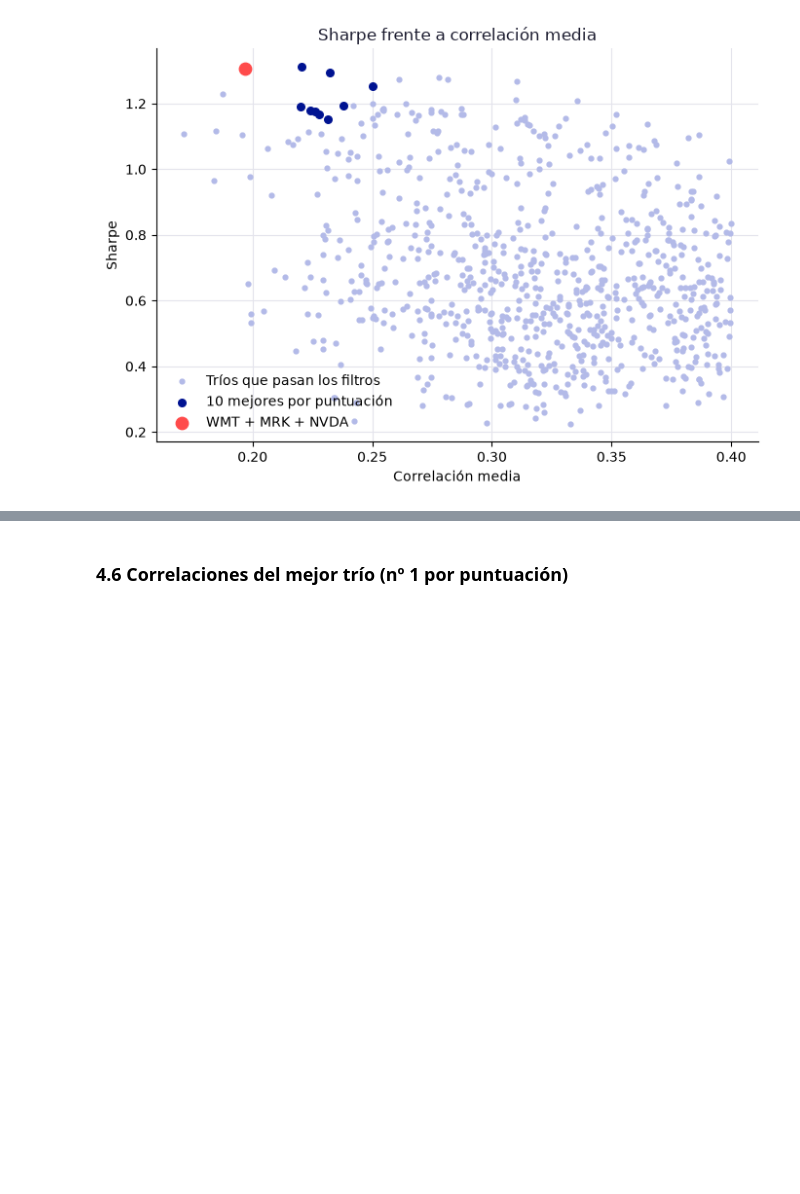
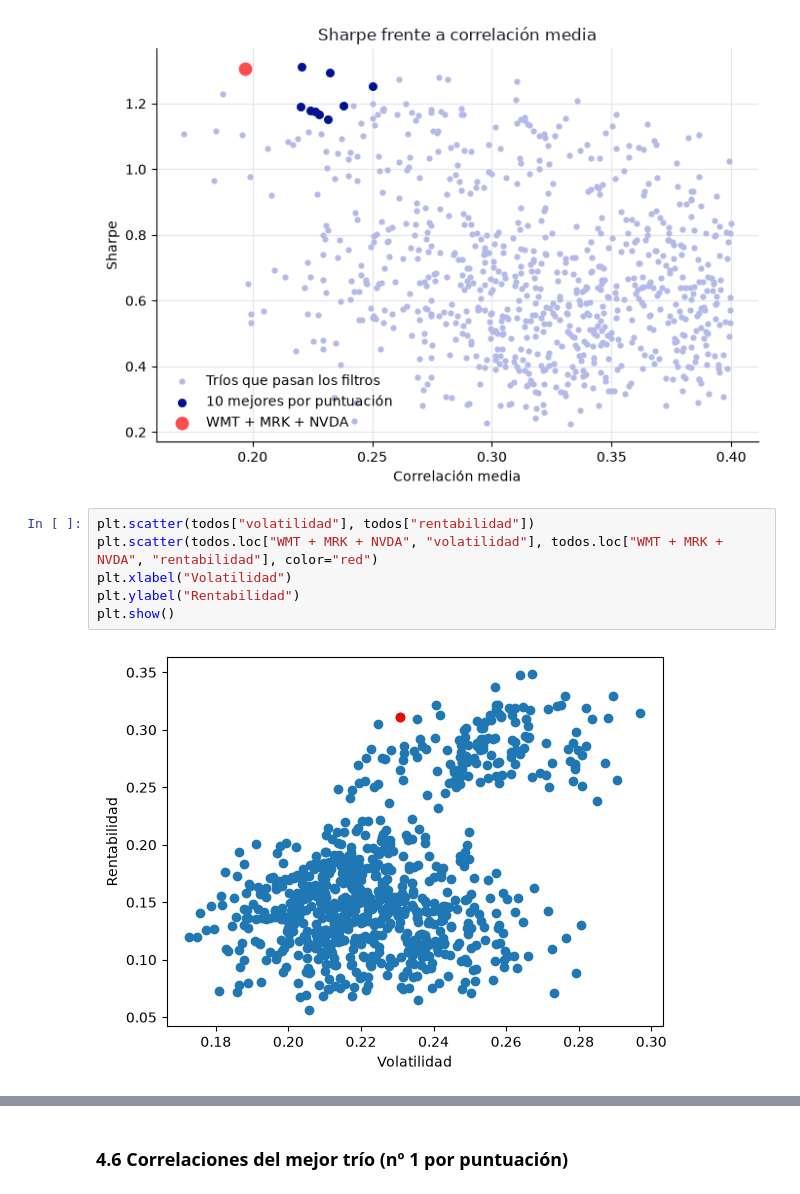
Before and after one commit to alvmorenobl/bbva-option-pricing-montecarlo-rnn, a Jupyter notebook: seleccioncartera.ipynb, the cells around one changed output, grey strips where cells are left out. Drawn from its saved outputs; the diff is of its cells as text; blank space fills up the shorter version.

```diff
--- a/seleccioncartera.ipynb
+++ b/seleccioncartera.ipynb
@@ -293,3 +293,11 @@ plt.tight_layout()
 plt.show()
 # %% [output]
 [figure]
+# %%
+plt.scatter(todos["volatilidad"], todos["rentabilidad"])
+plt.scatter(todos.loc["WMT + MRK + NVDA", "volatilidad"], todos.loc["WMT + MRK + NVDA", "rentabilidad"], color="red")
+plt.xlabel("Volatilidad")
+plt.ylabel("Rentabilidad")
+plt.show()
+# %% [output]
+[figure, added]
```
Also changed, not shown: parts of 1 cell of this notebook.
